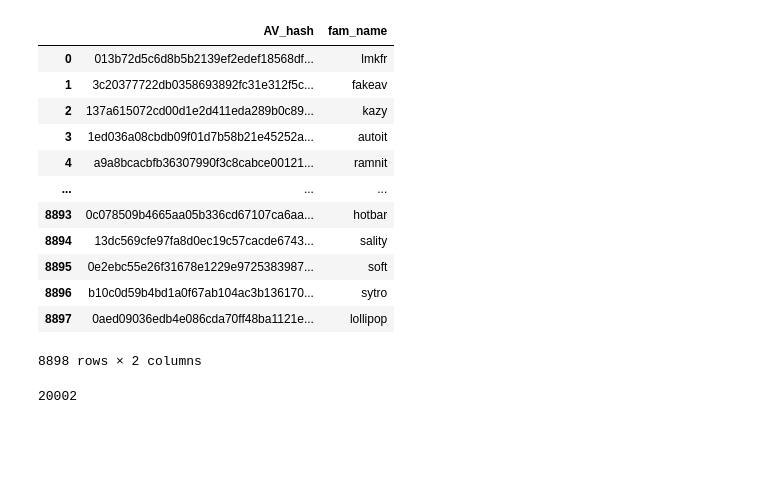
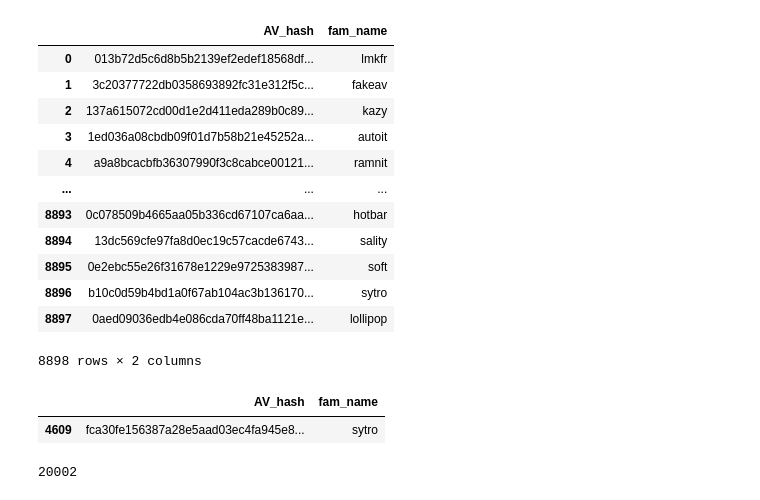
Before and after one commit to tychen5/SequenceFramework, a Jupyter notebook: 01.Hooklog_Prerocess.ipynb, the cells around one changed output. Saved outputs shown, nothing was run; the diff lists cells and outputs as text; code cells hidden in the pictures; blank space fills up the shorter version.

```diff
--- a/01.Hooklog_Prerocess.ipynb
+++ b/01.Hooklog_Prerocess.ipynb
@@ -59,6 +65,11 @@ ans_df
 | 8896 | b10c0d59b4bd1a0f67ab104ac3b136170... | sytro |
 | 8897 | 0aed09036edb4e086cda70ff48ba1121e... | lollipop |
 8898 rows × 2 columns
+# %%
+ans_df[ans_df['AV_hash'] == 'fca30fe156387a28e5aad03ec4fa945e828f9abd2760b074ce535f803f26185a']
+# %% [output]
+|  | AV_hash | fam_name |
+| 4609 | fca30fe156387a28e5aad03ec4fa945e8... | sytro |
 # %%
 hkl_dir = './data/Hooklog/trace_original_all_param/'
 all_hkls_li = next(os.walk(hkl_dir))[2]
```
Also changed, not shown: parts of 1 cell of this notebook, 11 other files.
